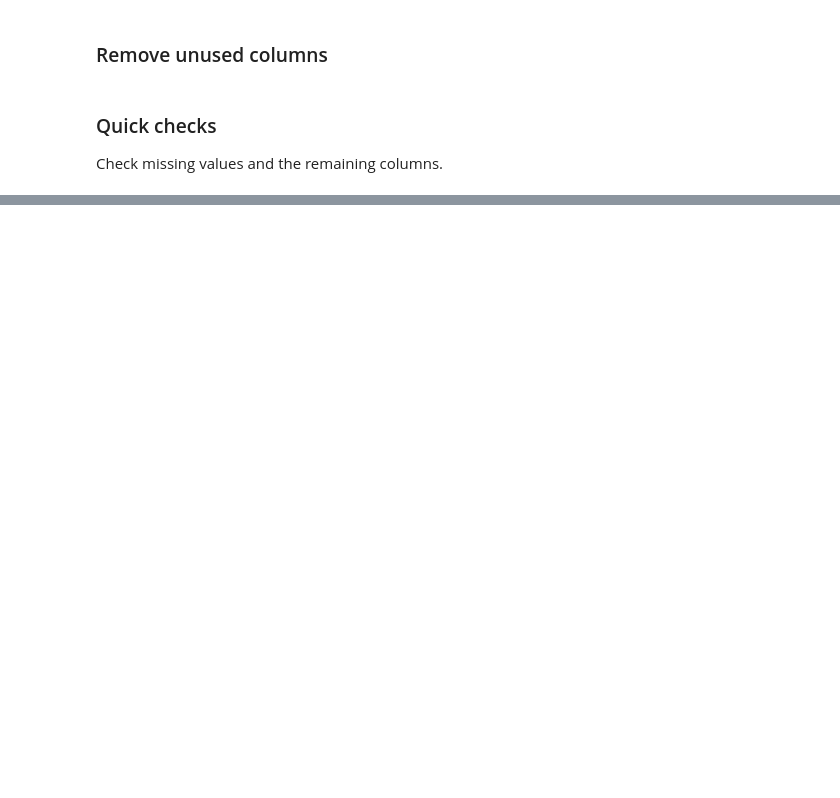
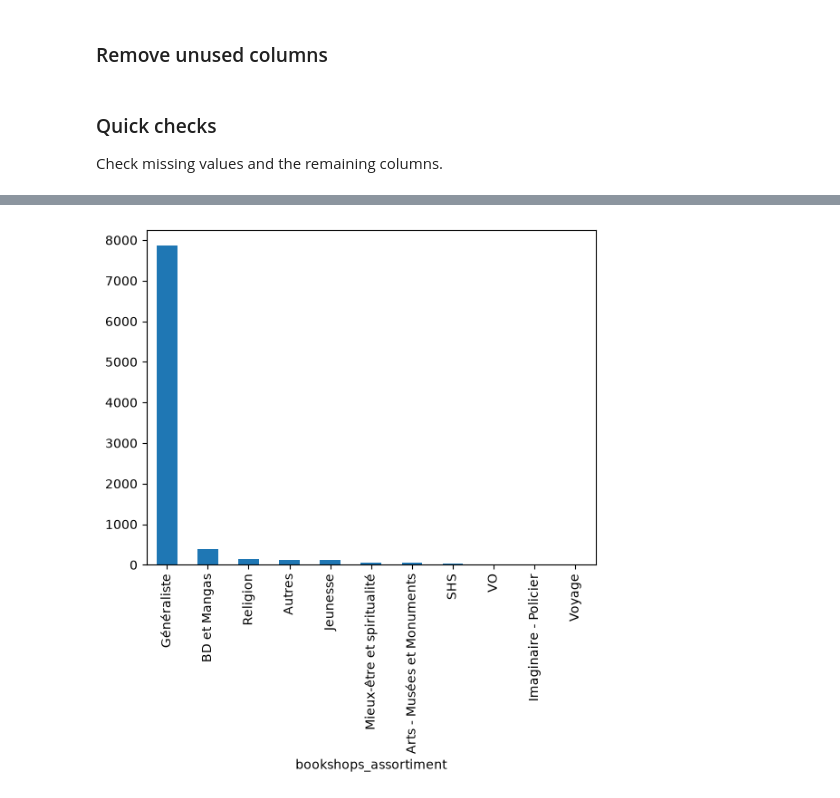
Before and after one commit to Salvatore112/DALAS_Project, a Jupyter notebook: merge_data_sets.ipynb, the cells around one changed output, grey strips where cells are left out. Saved outputs shown, nothing was run; the diff lists cells and outputs as text; code cells hidden in the pictures; blank space fills up the shorter version.

```diff
--- a/merge_data_sets.ipynb
+++ b/merge_data_sets.ipynb
@@ -222,0 +284,5 @@ print(len(big_dataset.columns))
+# %%
+def categorical_frequences(data, type):
+    assortiment=data[type].value_counts()
+    assortiment.plot(kind="bar")
+    plt.show()
@@ -222,0 +299,4 @@ print(len(big_dataset.columns))
+# %%
+categorical_frequences(big_dataset, "bookshops_assortiment")
+# %% [output]
+[figure, added]
```
Also changed, not shown: parts of 53 cells of this notebook.
